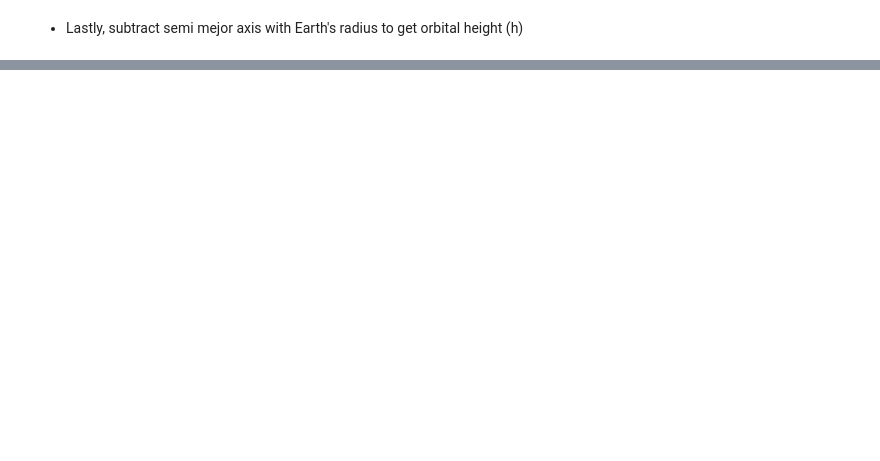
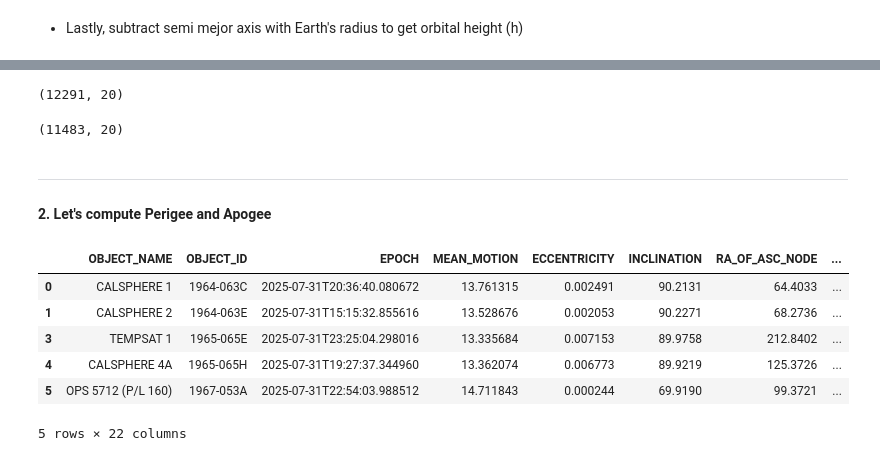
Before and after one commit to Sushrut2007/SpaceDebrisRadar.AI, a Jupyter notebook: notebooks/03_feature_engineering.ipynb, the cells around one changed output, grey strips where cells are left out. Cells and saved outputs as stored; diff of their text form; code cells hidden in the pictures; blank space fills up the shorter version.

```diff
--- a/notebooks/03_feature_engineering.ipynb
+++ b/notebooks/03_feature_engineering.ipynb
@@ -109,0 +173,5 @@ df[df['ORBIT_HEIGHT']>2000]
+# %%
+# before row count :
+df.shape
+# %% [output]
+(12291, 20)
@@ -109,0 +180,7 @@ df[df['ORBIT_HEIGHT']>2000]
+# %%
+df.shape
+# %% [output]
+(11483, 20)
+# %% [markdown]
+----
+#### 2. Let's compute Perigee and Apogee
@@ -109,0 +195,10 @@ df[df['ORBIT_HEIGHT']>2000]
+# %%
+df.head()
+# %% [output]
+|  | OBJECT_NAME | OBJECT_ID | EPOCH | MEAN_MOTION | ECCENTRICITY | INCLINATION | RA_OF_ASC_NODE | ... |
+| 0 | CALSPHERE 1 | 1964-063C | 2025-07-31T20:36:40.080672 | 13.761315 | 0.002491 | 90.2131 | 64.4033 | ... |
+| 1 | CALSPHERE 2 | 1964-063E | 2025-07-31T15:15:32.855616 | 13.528676 | 0.002053 | 90.2271 | 68.2736 | ... |
+| 3 | TEMPSAT 1 | 1965-065E | 2025-07-31T23:25:04.298016 | 13.335684 | 0.007153 | 89.9758 | 212.8402 | ... |
+| 4 | CALSPHERE 4A | 1965-065H | 2025-07-31T19:27:37.344960 | 13.362074 | 0.006773 | 89.9219 | 125.3726 | ... |
+| 5 | OPS 5712 (P/L 160) | 1967-053A | 2025-07-31T22:54:03.988512 | 14.711843 | 0.000244 | 69.9190 | 99.3721 | ... |
+5 rows × 22 columns
```
Also changed, not shown: parts of 23 cells of this notebook.
